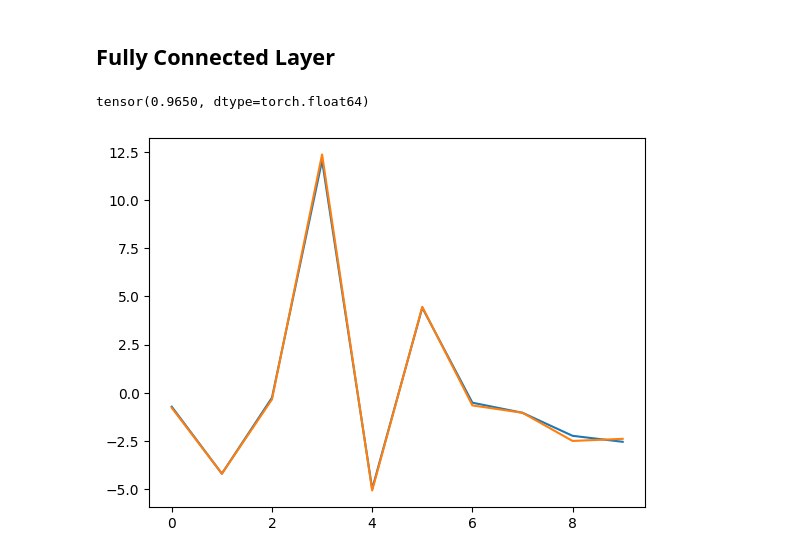
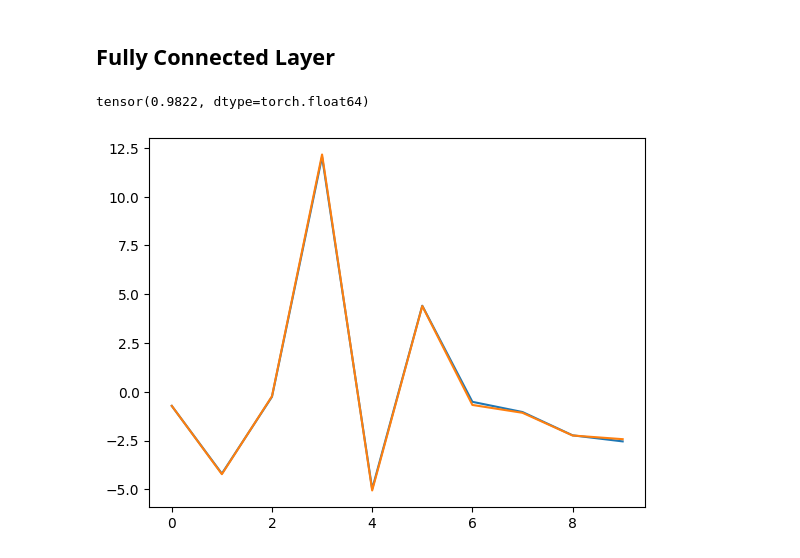
Before and after one commit to narger-ef/LowMemoryFHEResNet20, a Jupyter notebook: notebooks/Experiment 3.ipynb, the cells around one changed output. Drawn from its saved outputs; the diff is of its cells as text; code cells hidden in the pictures.

```diff
--- a/notebooks/Experiment 3.ipynb
+++ b/notebooks/Experiment 3.ipynb
@@ -115,13 +115,13 @@ tensor(0.9480, dtype=torch.float64)
 # %% [markdown]
 ## Fully Connected Layer
 # %%
-fc_he = np.array([ -0.780, -4.193, -0.342,  12.357, -5.063,  4.457, -0.652, -1.035, -2.496, -2.386 ])
+fc_he = np.array([ -0.720, -4.219, -0.226,  12.164, -5.055,  4.398, -0.672, -1.074, -2.237, -2.426 ])
 fc = model(img).reshape(-1).detach()
 
 plt.plot(fc)
 plt.plot(fc_he)
 
 precision(fc, fc_he)
 # %% [output]
-tensor(0.9650, dtype=torch.float64)
+tensor(0.9822, dtype=torch.float64)
-[figure, old version]
+[figure, new version]
```
Also changed, not shown: parts of 6 cells of this notebook, 2 other files.
